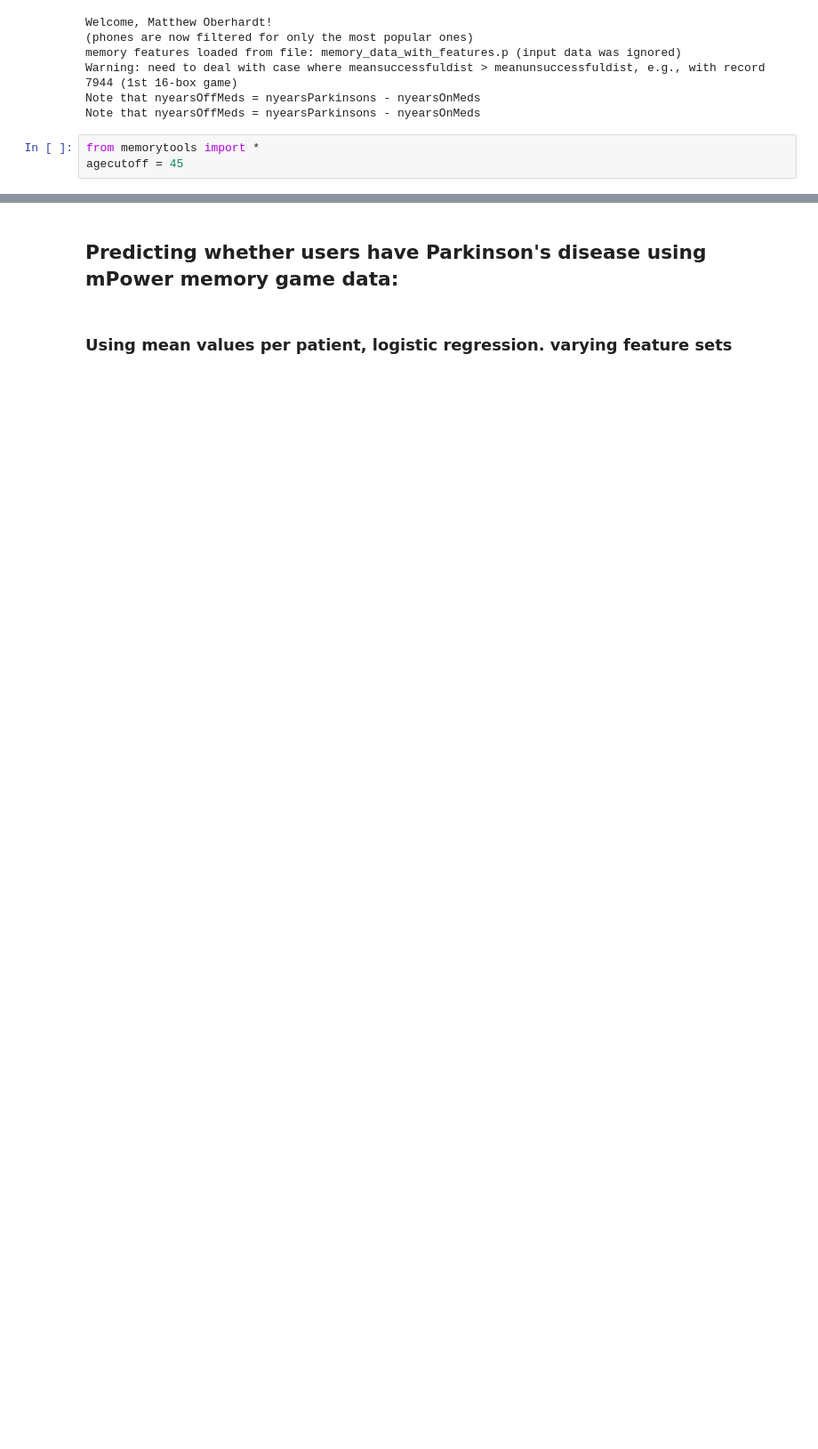
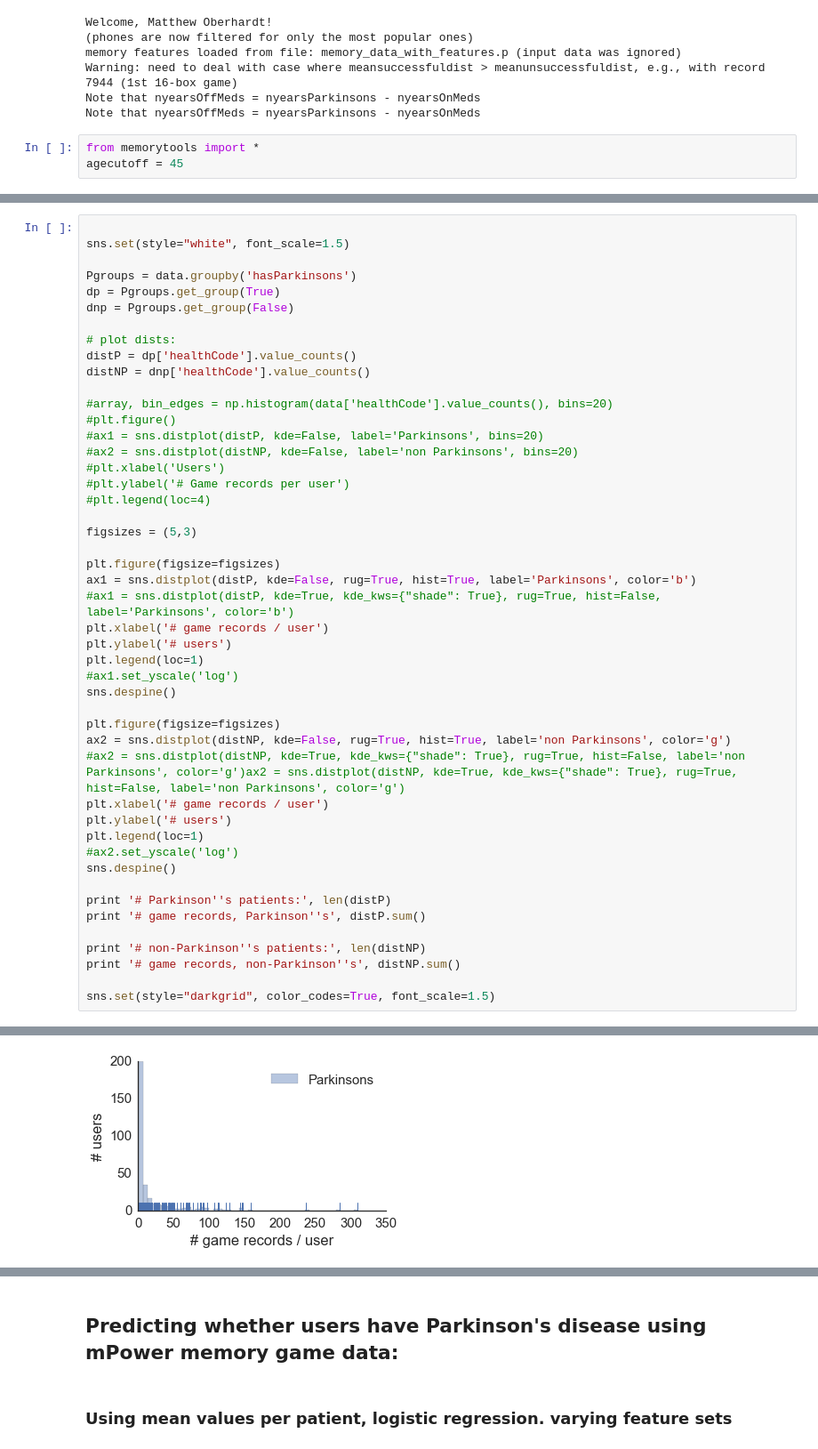
Before and after one commit to mattoby/mpower_memory, a Jupyter notebook: Memory_summary_analyses.ipynb, the cells around one changed output, grey strips where cells are left out. Shown: that part at 89% size. Saved outputs shown, nothing was run; the diff lists cells and outputs as text; blank space fills up the shorter version.

```diff
--- a/Memory_summary_analyses.ipynb
+++ b/Memory_summary_analyses.ipynb
@@ -84,0 +92,48 @@ agecutoff = 45
+# %%
+
+sns.set(style="white", font_scale=1.5)
+
+Pgroups = data.groupby('hasParkinsons')
+dp = Pgroups.get_group(True)
+dnp = Pgroups.get_group(False)
+
+# plot dists:
+distP = dp['healthCode'].value_counts()
+distNP = dnp['healthCode'].value_counts()
+
+#array, bin_edges = np.histogram(data['healthCode'].value_counts(), bins=20)
+#plt.figure()
+#ax1 = sns.distplot(distP, kde=False, label='Parkinsons', bins=20)
+#ax2 = sns.distplot(distNP, kde=False, label='non Parkinsons', bins=20)
+#plt.xlabel('Users')
+#plt.ylabel('# Game records per user')
+#plt.legend(loc=4)
+
+figsizes = (5,3)
+
+plt.figure(figsize=figsizes)
+ax1 = sns.distplot(distP, kde=False, rug=True, hist=True, label='Parkinsons', color='b')
+#ax1 = sns.distplot(distP, kde=True, kde_kws={"shade": True}, rug=True, hist=False, label='Parkinsons', color='b')
+plt.xlabel('# game records / user')
+plt.ylabel('# users')
+plt.legend(loc=1)
+#ax1.set_yscale('log')
+sns.despine()
+
+plt.figure(figsize=figsizes)
+ax2 = sns.distplot(distNP, kde=False, rug=True, hist=True, label='non Parkinsons', color='g')
+#ax2 = sns.distplot(distNP, kde=True, kde_kws={"shade": True}, rug=True, hist=False, label='non Parkinsons', color='g')ax2 = sns.distplot(distNP, kde=True, kde_kws={"shade": True}, rug=True, hist=False, label='non Parkinsons', color='g')
+plt.xlabel('# game records / user')
+plt.ylabel('# users')
+plt.legend(loc=1)
+#ax2.set_yscale('log')
+sns.despine()
+
+print '# Parkinson''s patients:', len(distP)
+print '# game records, Parkinson''s', distP.sum()
+
+print '# non-Parkinson''s patients:', len(distNP)
+print '# game records, non-Parkinson''s', distNP.sum()
+
+sns.set(style="darkgrid", color_codes=True, font_scale=1.5)
+# %% [output]
@@ -84,0 +144 @@ agecutoff = 45
+[figure, added]
```
Also changed, not shown: parts of 29 cells of this notebook.
